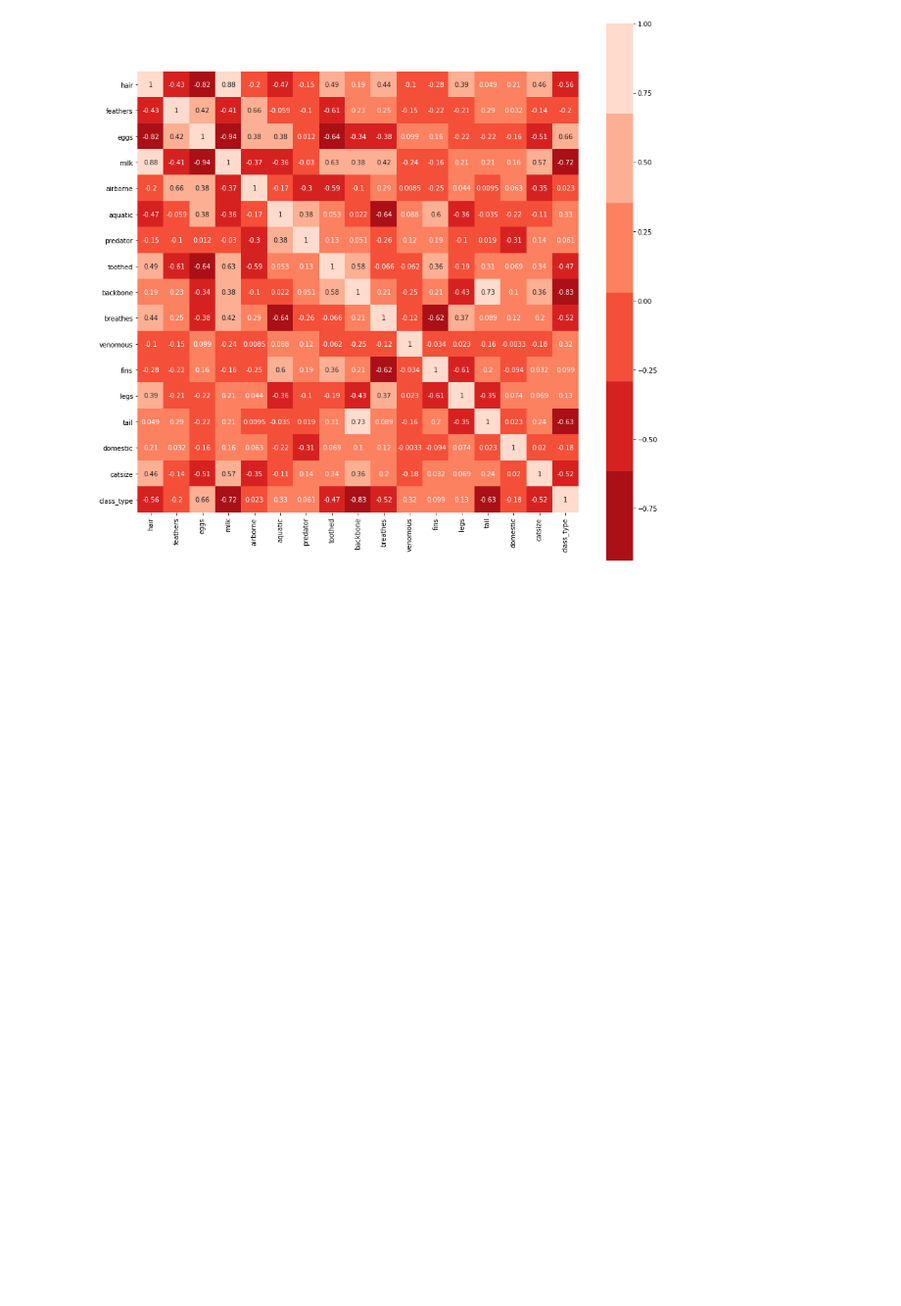
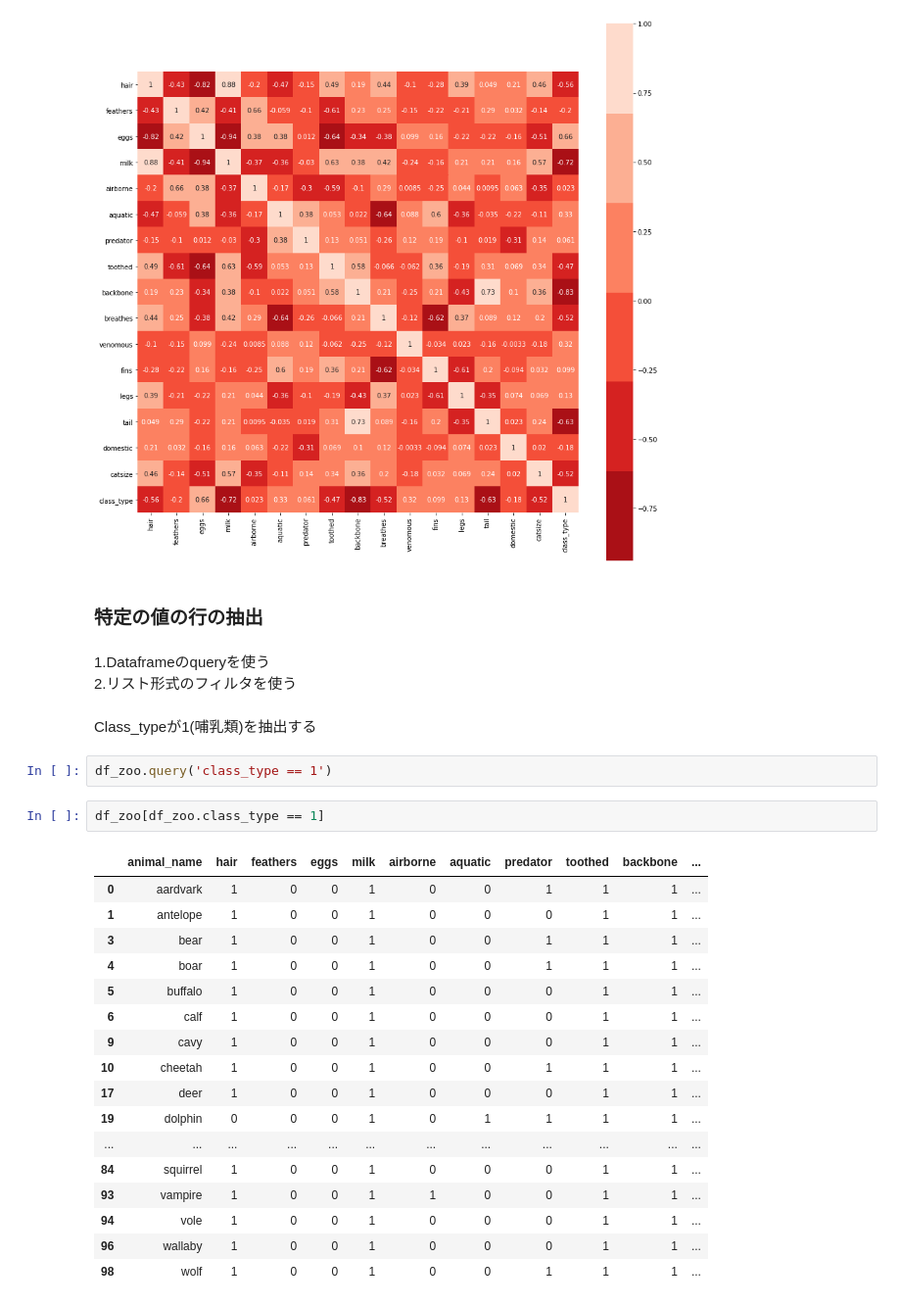
Before and after one commit to gonzou122/Animalclassification, a Jupyter notebook: animalClassification.ipynb, the cells around one changed output. Shown at 98% size. Saved outputs shown, nothing was run; the diff lists cells and outputs as text; blank space fills up the shorter version.

```diff
--- a/animalClassification.ipynb
+++ b/animalClassification.ipynb
@@ -176,3 +176,32 @@ sns.heatmap(df_zoo_corr, square=True, annot=True, cmap=cmap)
 # %% [output]
 <AxesSubplot:>
 [figure]
+# %% [markdown]
+### 特定の値の行の抽出
+# %% [markdown]
+1.Dataframeのqueryを使う
+2.リスト形式のフィルタを使う
+# %% [markdown]
+Class_typeが1(哺乳類)を抽出する
+# %%
+df_zoo.query('class_type == 1')
+# %%
+df_zoo[df_zoo.class_type == 1]
+# %% [output]
+|  | animal_name | hair | feathers | eggs | milk | airborne | aquatic | predator | toothed | backbone | ... |
+| 0 | aardvark | 1 | 0 | 0 | 1 | 0 | 0 | 1 | 1 | 1 | ... |
+| 1 | antelope | 1 | 0 | 0 | 1 | 0 | 0 | 0 | 1 | 1 | ... |
+| 3 | bear | 1 | 0 | 0 | 1 | 0 | 0 | 1 | 1 | 1 | ... |
+| 4 | boar | 1 | 0 | 0 | 1 | 0 | 0 | 1 | 1 | 1 | ... |
+| 5 | buffalo | 1 | 0 | 0 | 1 | 0 | 0 | 0 | 1 | 1 | ... |
+| 6 | calf | 1 | 0 | 0 | 1 | 0 | 0 | 0 | 1 | 1 | ... |
+| 9 | cavy | 1 | 0 | 0 | 1 | 0 | 0 | 0 | 1 | 1 | ... |
+| 10 | cheetah | 1 | 0 | 0 | 1 | 0 | 0 | 1 | 1 | 1 | ... |
+| 17 | deer | 1 | 0 | 0 | 1 | 0 | 0 | 0 | 1 | 1 | ... |
+| 19 | dolphin | 0 | 0 | 0 | 1 | 0 | 1 | 1 | 1 | 1 | ... |
+| ... | ... | ... | ... | ... | ... | ... | ... | ... | ... | ... | ... |
+| 84 | squirrel | 1 | 0 | 0 | 1 | 0 | 0 | 0 | 1 | 1 | ... |
+| 93 | vampire | 1 | 0 | 0 | 1 | 1 | 0 | 0 | 1 | 1 | ... |
+| 94 | vole | 1 | 0 | 0 | 1 | 0 | 0 | 0 | 1 | 1 | ... |
+| 96 | wallaby | 1 | 0 | 0 | 1 | 0 | 0 | 0 | 1 | 1 | ... |
+| 98 | wolf | 1 | 0 | 0 | 1 | 0 | 0 | 1 | 1 | 1 | ... |
```
Also changed, not shown: parts of 2 cells of this notebook.
